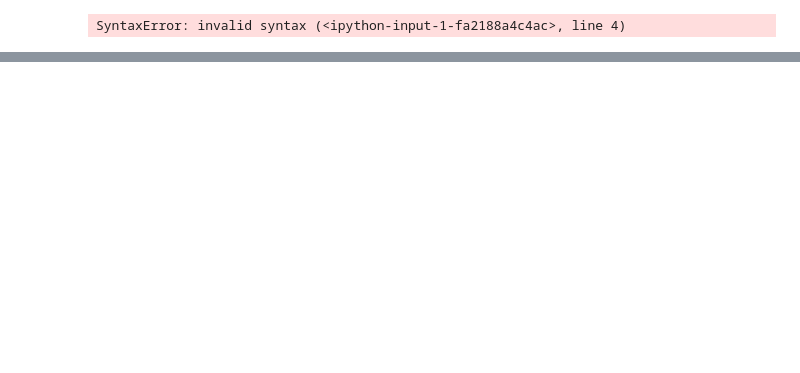
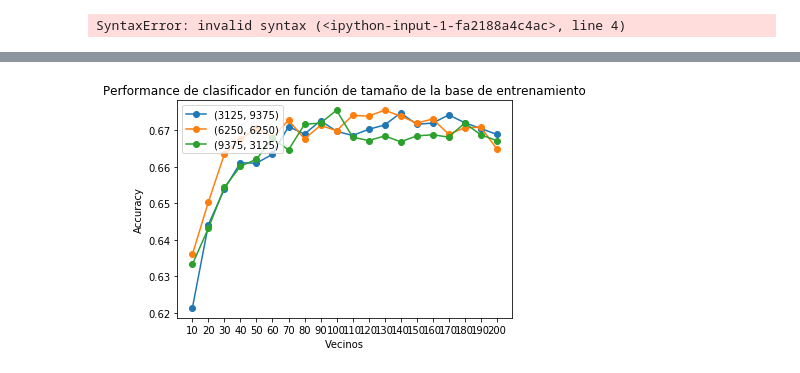
Before and after one commit to jrabinowicz/KNN, a Jupyter notebook: notebooks/knn.ipynb, the cells around one changed output, grey strips where cells are left out. Saved outputs shown, nothing was run; the diff lists cells and outputs as text; code cells hidden in the pictures; blank space fills up the shorter version.

```diff
--- a/notebooks/knn.ipynb
+++ b/notebooks/knn.ipynb
@@ -420,3 +448,72 @@ plt.xlabel("Vecinos")
 plt.ylabel("Accuracy")
 #plt.xticks(knns)
 plt.title("Performance de clasificador en función a la norma. Norma " + norma);
+# %%
+# TEST DE TAMAÑO DE INSTANCIAS DE ENTRENAMIENTO vs TEST CON KNN VARIABLE + PCA
+import sentiment
+from sentiment import PCA
+res1 = []
+division = list(range(3125,12500,3125)) #1/4, 1/2, 3/4 de la base se usan para train
+rangos = [(x,12500-x) for x in division]
+knns = list(range(10,201,10))
+knns.reverse()
+alpha = 100
+
+for n in division:
+    print("Analizando n={}".format(n))
+    acc = []
+
+    #Divido train y test
+    print("Reordenando base y dividiendo...")
+    df=randomizarBase(df)    # Desordenamos la base para que las distintas divisiones de train no tengan siempre los mismos primeros elementos
+    text_train = df[:n]["review"] #:n
+    label_train = df[:n]["label"]
+    text_test = df[n:]["review"] #n:
+    label_test = df[n:]["label"]
+    print("Cantidad de instancias de entrenamiento = {}".format(len(text_train)))
+    print("Cantidad de instancias de test = {}".format(len(text_test)))
+    #Hago BoW
+    print("Vectorizando...")
+    vectorizer = CountVectorizer(max_df=0.90, min_df=0.01, max_features=5000)
+    vectorizer.fit(text_train)
+    X_train, y_train = vectorizer.transform(text_train), (label_train == 'pos').values
+    X_test, y_test = vectorizer.transform(text_test), (label_test == 'pos').values
+
+    print("Alpha {}".format(alpha))
+    print("Entrenando PCA")
+    #pca.newAlpha(alpha)
+    pca = PCA(alpha)
+    pca.fit(X_train.toarray())
+
+    X_pca_train = pca.transform(X_train)
+    X_pca_test = pca.transform(X_test)
+
+    #Aplico KNN
+    print("Para {} vecinos".format(knns[0]))
+    clf = sentiment.KNNClassifier(knns[0])
+    print("Hago fit...")
+    clf.fit(X_pca_train, y_train)
+    #Predigo
+    print("Predigo...")
+    #print(X_test.shape)
+    y_pred = clf.predict(X_pca_test)
+    #Calculo accuracy y guardo resultado
+    acc.append(accuracy_score(y_test, y_pred))
+
+    print("Accuracy: {}".format(acc))
+    for k in knns[1:]:
+        print("Para {} vecinos".format(k))
+        #Predigo
+        print("Predigo...")
+        y_pred = clf.predictNewK(k)
+        #Calculo accuracy y guardo resultado
+        acc.append(accuracy_score(y_test, y_pred))
+        print("Accuracy: {}".format(acc))
+    plt.plot(knns, acc, '-o')
+
+plt.legend(rangos, loc='upper left')
+plt.xlabel("Vecinos")
+plt.ylabel("Accuracy")
+plt.xticks(knns)
+plt.title("Performance de clasificador en función de tamaño de la base de entrenamiento");
+# %% [output]
@@ -422,0 +537 @@ plt.title("Performance de clasificador en función a la norma. Norma " + norma);
+[figure, added]
```
Also changed, not shown: parts of 8 cells of this notebook, 1 other file.
